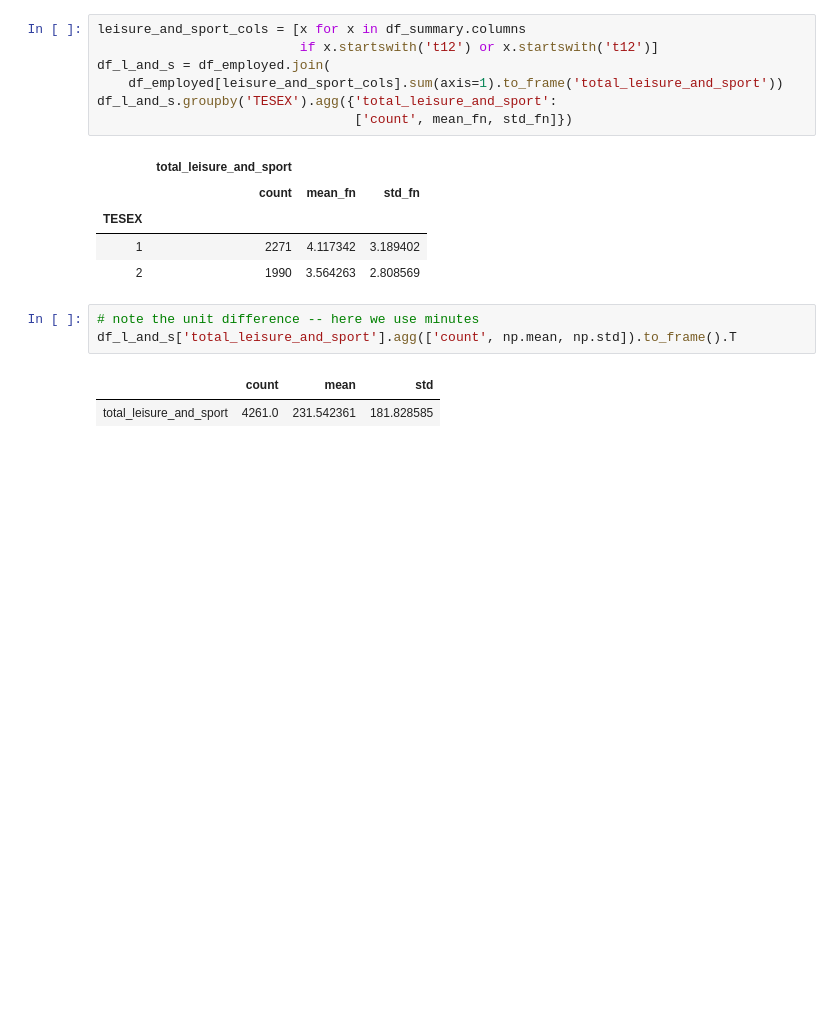
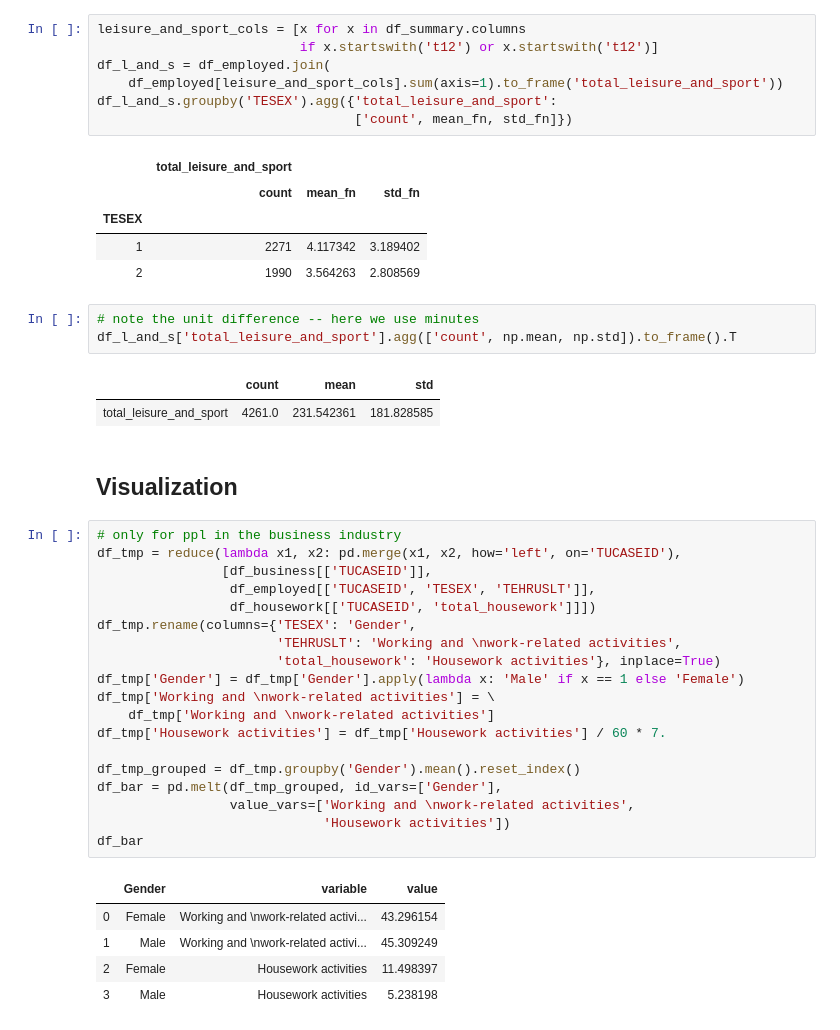
Before and after one commit to changyaochen/atus-2018, a Jupyter notebook: American Time Use Survey.ipynb, the cells around one changed output. Saved outputs shown, nothing was run; the diff lists cells and outputs as text; blank space fills up the shorter version.

```diff
--- a/American Time Use Survey.ipynb
+++ b/American Time Use Survey.ipynb
@@ -198,3 +202,30 @@ df_l_and_s['total_leisure_and_sport'].agg(['count', np.mean, np.std]).to_frame()
 # %% [output]
 |  | count | mean | std |
 | total_leisure_and_sport | 4261.0 | 231.542361 | 181.828585 |
+# %% [markdown]
+## Visualization
+# %%
+# only for ppl in the business industry
+df_tmp = reduce(lambda x1, x2: pd.merge(x1, x2, how='left', on='TUCASEID'),
+                [df_business[['TUCASEID']],
+                 df_employed[['TUCASEID', 'TESEX', 'TEHRUSLT']],
+                 df_housework[['TUCASEID', 'total_housework']]])
+df_tmp.rename(columns={'TESEX': 'Gender',
+                       'TEHRUSLT': 'Working and \nwork-related activities',
+                       'total_housework': 'Housework activities'}, inplace=True)
+df_tmp['Gender'] = df_tmp['Gender'].apply(lambda x: 'Male' if x == 1 else 'Female')
+df_tmp['Working and \nwork-related activities'] = \
+    df_tmp['Working and \nwork-related activities']
+df_tmp['Housework activities'] = df_tmp['Housework activities'] / 60 * 7.
+
+df_tmp_grouped = df_tmp.groupby('Gender').mean().reset_index()
+df_bar = pd.melt(df_tmp_grouped, id_vars=['Gender'],
+                 value_vars=['Working and \nwork-related activities',
+                             'Housework activities'])
+df_bar
+# %% [output]
+|  | Gender | variable | value |
+| 0 | Female | Working and \nwork-related activi... | 43.296154 |
+| 1 | Male | Working and \nwork-related activi... | 45.309249 |
+| 2 | Female | Housework activities | 11.498397 |
+| 3 | Male | Housework activities | 5.238198 |
```
Also changed, not shown: parts of 5 cells of this notebook.
